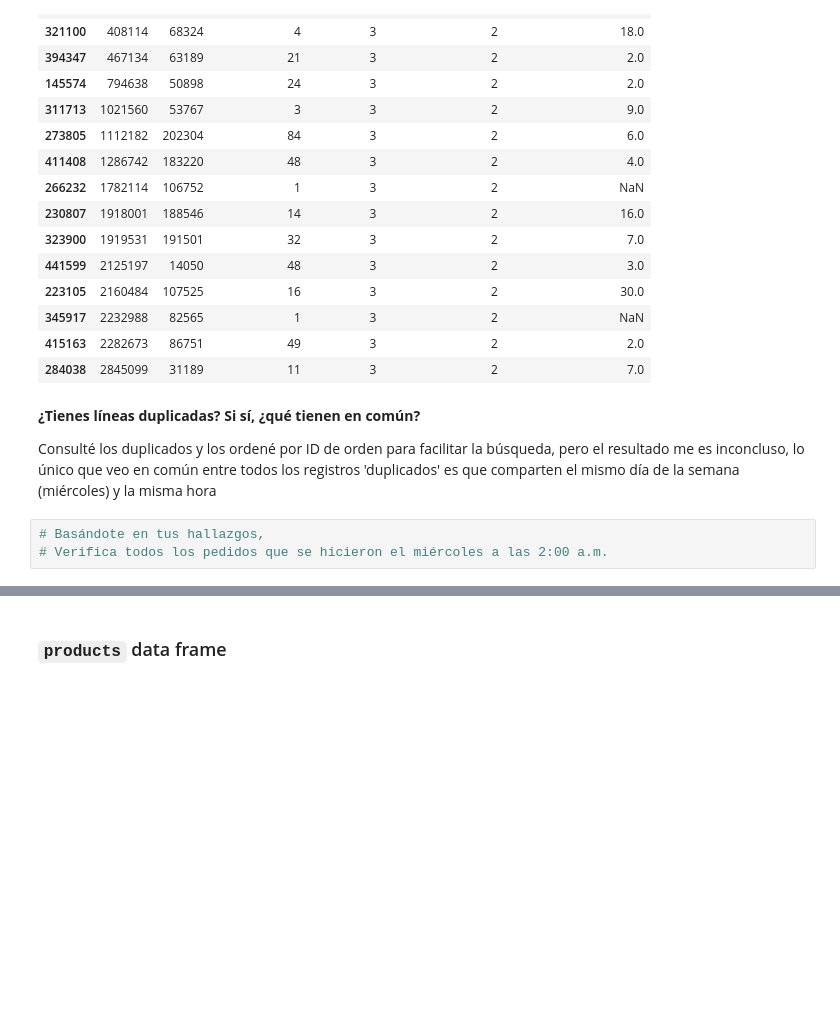
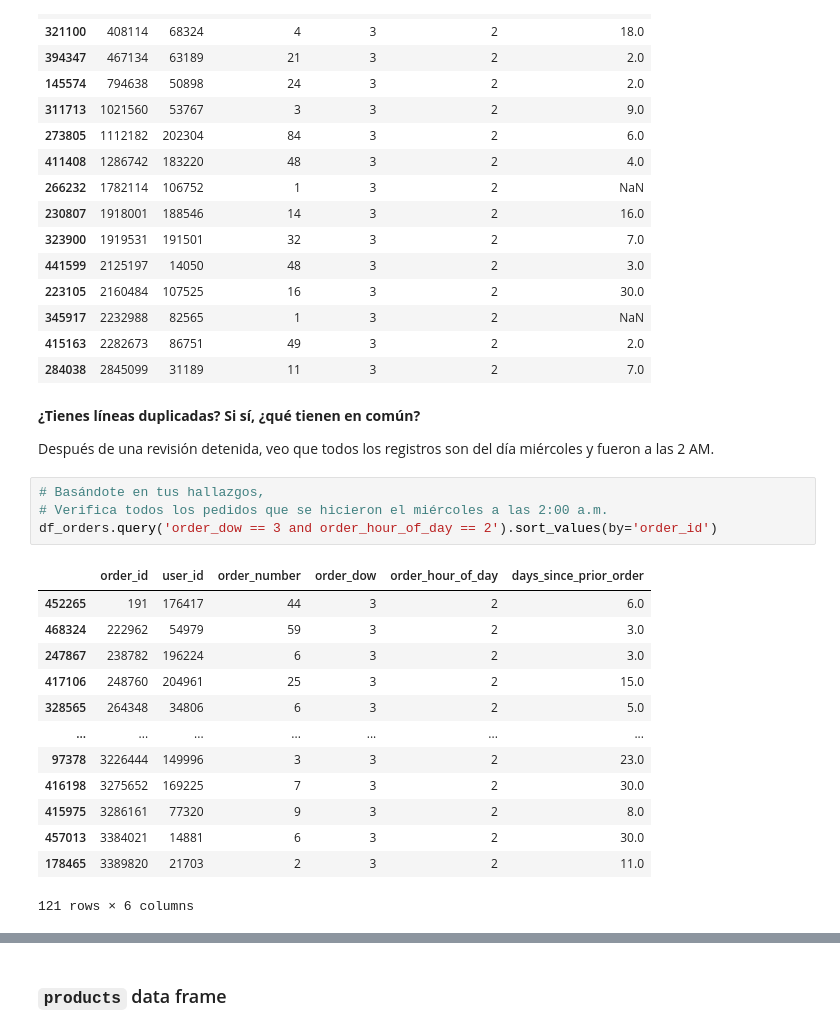
Before and after one commit to RulasBoy/TripleTen-Bootcamp, a Jupyter notebook: Sprint 4/Sprint 4.ipynb, the cells around one changed output, grey strips where cells are left out. Drawn from its saved outputs; the diff is of its cells as text; blank space fills up the shorter version.

```diff
--- a/Sprint 4/Sprint 4.ipynb
+++ b/Sprint 4/Sprint 4.ipynb
@@ -234,8 +237,23 @@ df_orders[df_orders['order_id'].duplicated()].sort_values(by='order_id')
 # %% [markdown]
 **¿Tienes líneas duplicadas? Si sí, ¿qué tienen en común?**
 
-Consulté los duplicados y los ordené por ID de orden para facilitar la búsqueda, pero el resultado me es inconcluso, lo único que veo en común entre todos los registros 'duplicados' es que comparten el mismo día de la semana (miércoles) y la misma hora
+Después de una revisión detenida, veo que todos los registros son del día miércoles y fueron a las 2 AM.
 # %%
 # Basándote en tus hallazgos,
 # Verifica todos los pedidos que se hicieron el miércoles a las 2:00 a.m.
+df_orders.query('order_dow == 3 and order_hour_of_day == 2').sort_values(by='order_id')
+# %% [output]
+|  | order_id | user_id | order_number | order_dow | order_hour_of_day | days_since_prior_order |
+| 452265 | 191 | 176417 | 44 | 3 | 2 | 6.0 |
+| 468324 | 222962 | 54979 | 59 | 3 | 2 | 3.0 |
+| 247867 | 238782 | 196224 | 6 | 3 | 2 | 3.0 |
+| 417106 | 248760 | 204961 | 25 | 3 | 2 | 15.0 |
+| 328565 | 264348 | 34806 | 6 | 3 | 2 | 5.0 |
+| ... | ... | ... | ... | ... | ... | ... |
+| 97378 | 3226444 | 149996 | 3 | 3 | 2 | 23.0 |
+| 416198 | 3275652 | 169225 | 7 | 3 | 2 | 30.0 |
+| 415975 | 3286161 | 77320 | 9 | 3 | 2 | 8.0 |
+| 457013 | 3384021 | 14881 | 6 | 3 | 2 | 30.0 |
+| 178465 | 3389820 | 21703 | 2 | 3 | 2 | 11.0 |
+121 rows × 6 columns
 # %% [markdown]
```
Also changed, not shown: parts of 46 cells of this notebook.
